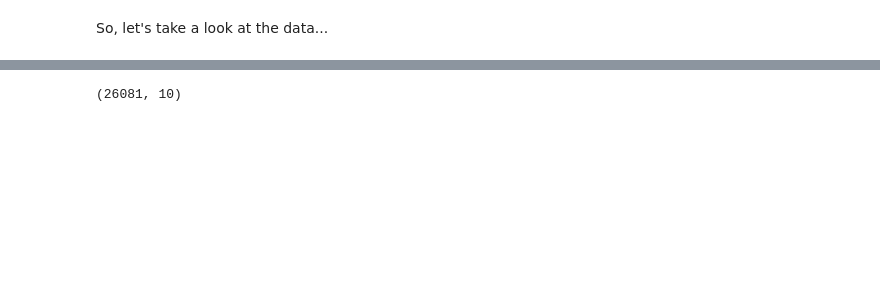
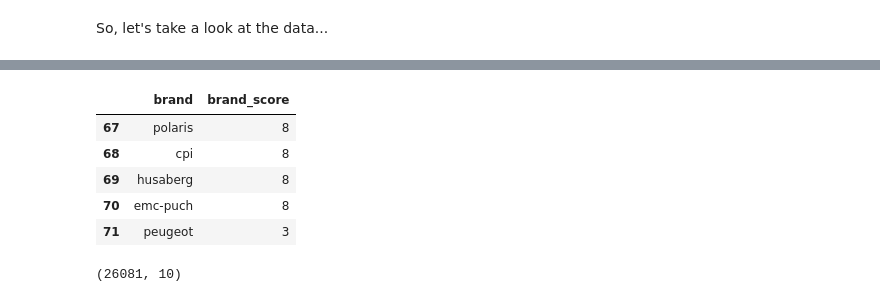
Before and after one commit to Kholdo/Second-hand_motorcycles_recommender, a Jupyter notebook: TFM KSchool - Koldo Pina - Second-hand motorcycles recommender.ipynb, the cells around one changed output, grey strips where cells are left out. Saved outputs shown, nothing was run; the diff lists cells and outputs as text; code cells hidden in the pictures; blank space fills up the shorter version.

```diff
--- a/TFM KSchool - Koldo Pina - Second-hand motorcycles recommender.ipynb
+++ b/TFM KSchool - Koldo Pina - Second-hand motorcycles recommender.ipynb
@@ -49,3 +63,12 @@ df_motos_raw.head()
+# %%
+df_rank_moto_brands.tail()
+# %% [output]
+|  | brand | brand_score |
+| 67 | polaris | 8 |
+| 68 | cpi | 8 |
+| 69 | husaberg | 8 |
+| 70 | emc-puch | 8 |
+| 71 | peugeot | 3 |
 # %%
 #Call the scraper_motos function to scrape motos.net and create a csv file with the raw data in scraped_data folder
 #To do that we need to change our path
```
Also changed, not shown: parts of 5 cells of this notebook.
